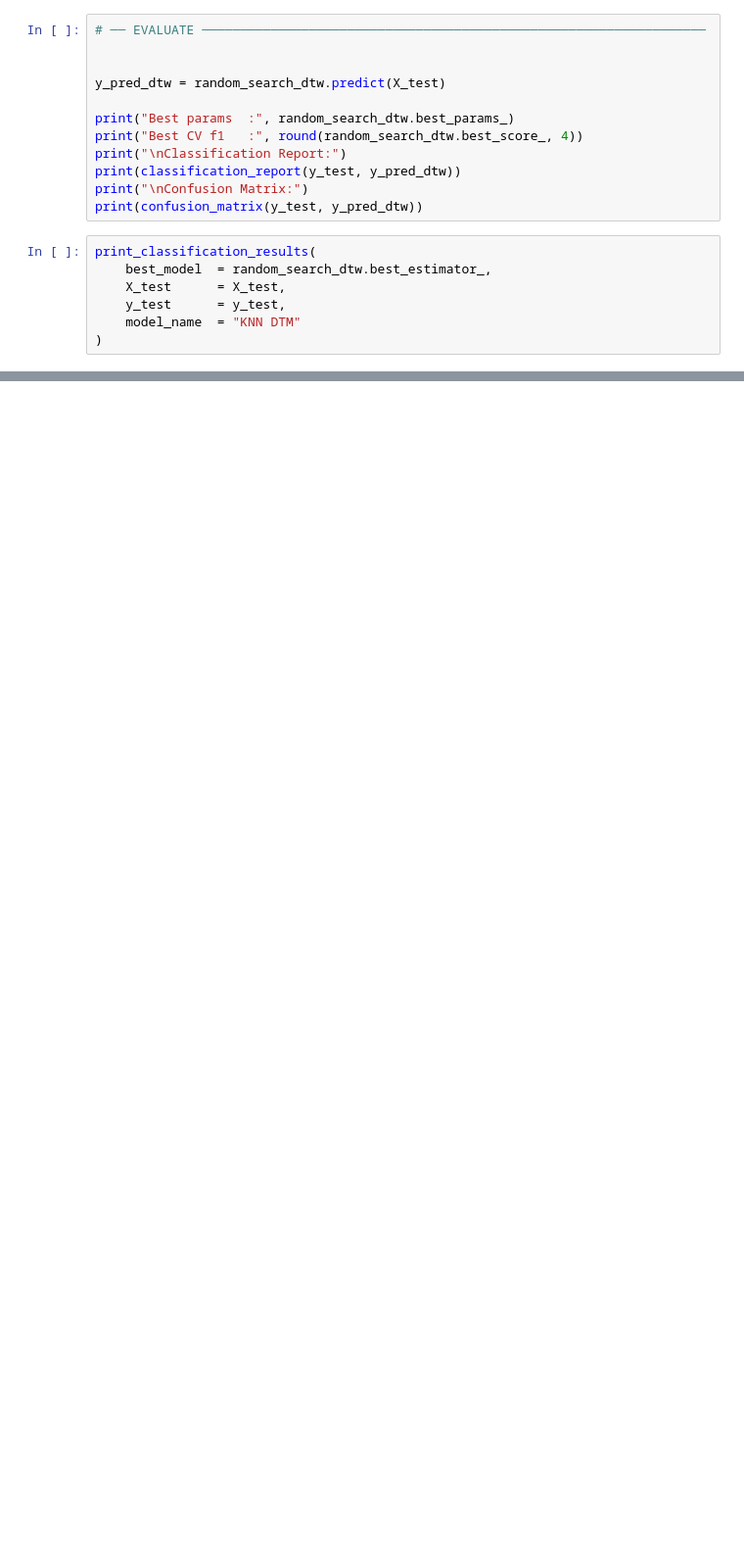
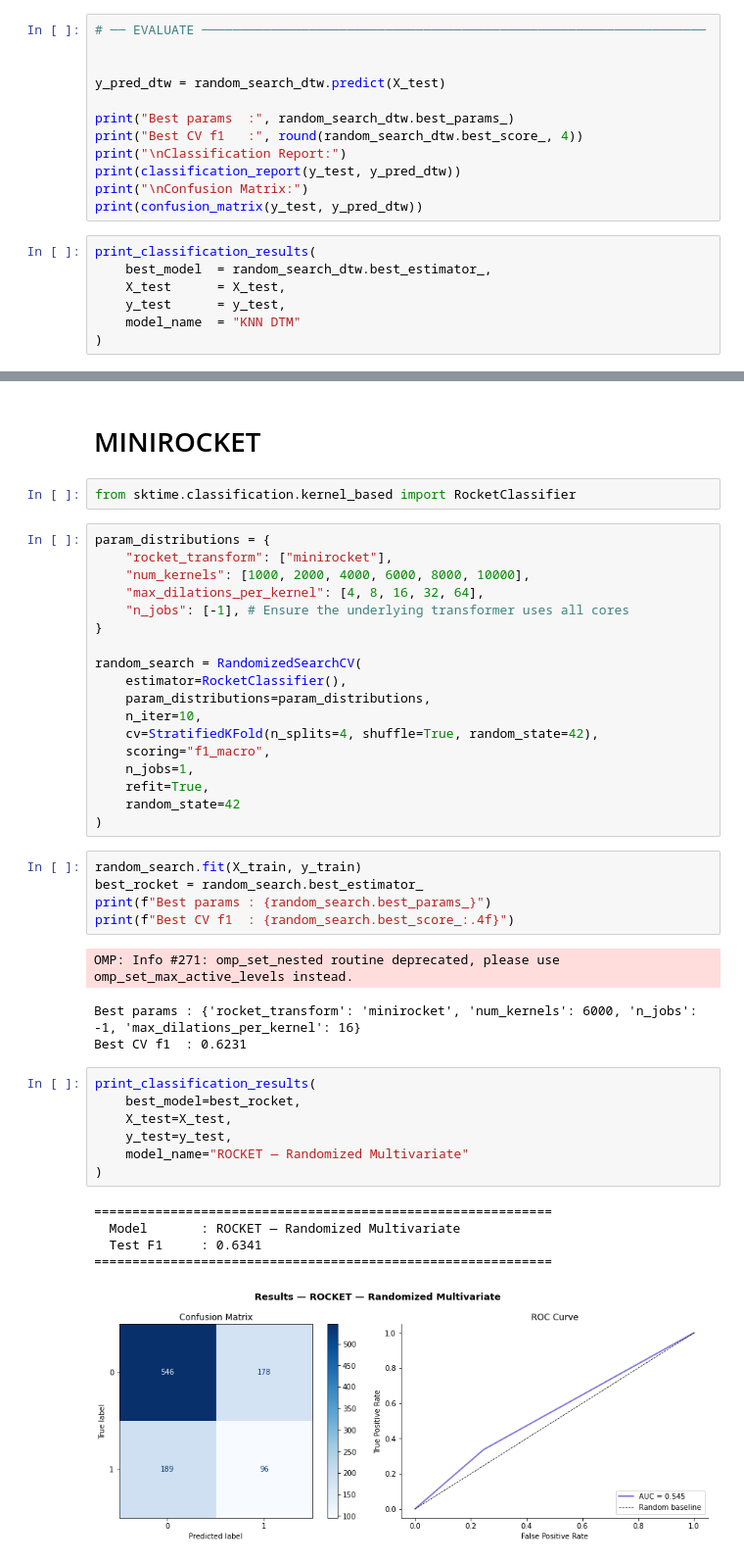
Before and after one commit to alicecalderini/DATAMINING_2-Project, a Jupyter notebook: 10. TIME SERIES/2. TS CLASSIFICATION.ipynb, the cells around one changed output, grey strips where cells are left out. Shown at 98% size. Cells and saved outputs as stored; diff of their text form; blank space fills up the shorter version.

```diff
--- a/10. TIME SERIES/2. TS CLASSIFICATION.ipynb
+++ b/10. TIME SERIES/2. TS CLASSIFICATION.ipynb
@@ -433,0 +670,44 @@ print_classification_results(
+# %% [markdown]
+# MINIROCKET
+# %%
+from sktime.classification.kernel_based import RocketClassifier
+# %%
+param_distributions = {
+    "rocket_transform": ["minirocket"],
+    "num_kernels": [1000, 2000, 4000, 6000, 8000, 10000],
+    "max_dilations_per_kernel": [4, 8, 16, 32, 64],
+    "n_jobs": [-1], # Ensure the underlying transformer uses all cores
+}
+
+random_search = RandomizedSearchCV(
+    estimator=RocketClassifier(),
+    param_distributions=param_distributions,
+    n_iter=10,
+    cv=StratifiedKFold(n_splits=4, shuffle=True, random_state=42),
+    scoring="f1_macro",
+    n_jobs=1,
+    refit=True,
+    random_state=42
+)
+# %%
+random_search.fit(X_train, y_train)
+best_rocket = random_search.best_estimator_
+print(f"Best params : {random_search.best_params_}")
+print(f"Best CV f1  : {random_search.best_score_:.4f}")
+# %% [output]
+OMP: Info #271: omp_set_nested routine deprecated, please use omp_set_max_active_levels instead.
+Best params : {'rocket_transform': 'minirocket', 'num_kernels': 6000, 'n_jobs': -1, 'max_dilations_per_kernel': 16}
+Best CV f1  : 0.6231
+# %%
+print_classification_results(
+    best_model=best_rocket,
+    X_test=X_test,
+    y_test=y_test,
+    model_name="ROCKET — Randomized Multivariate"
+)
+# %% [output]
+============================================================
+  Model       : ROCKET — Randomized Multivariate
+  Test F1     : 0.6341
+============================================================
+[figure, added]
```
Also changed, not shown: parts of 23 cells of this notebook, 12 other files.
